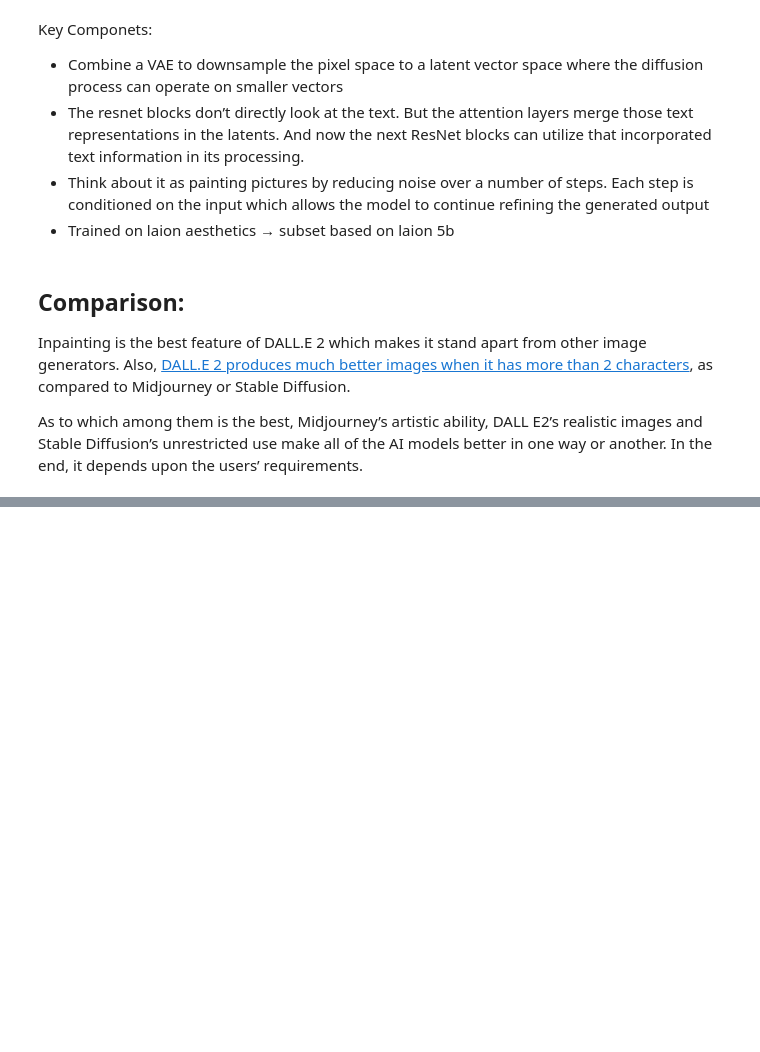
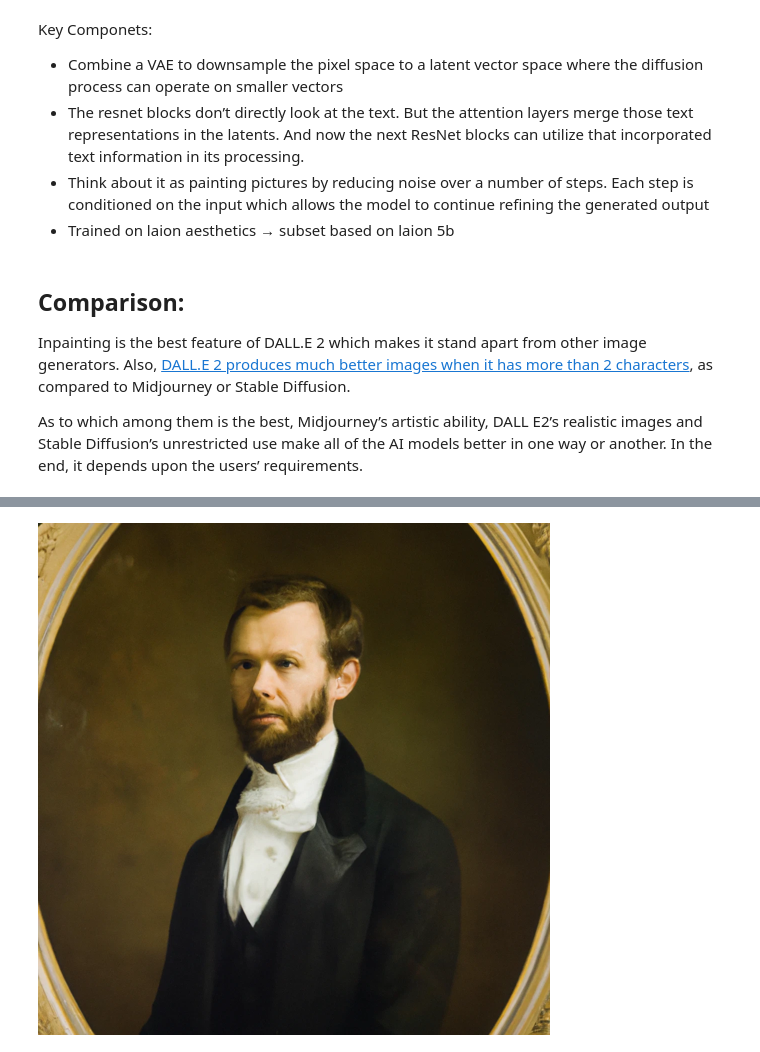
Before and after one commit to olokobayusuf/cv-forum-2022-q4, a Jupyter notebook: 03-generative-techniques.ipynb, the cells around one changed output, grey strips where cells are left out. Cells and saved outputs as stored; diff of their text form; code cells hidden in the pictures; blank space fills up the shorter version.

```diff
--- a/03-generative-techniques.ipynb
+++ b/03-generative-techniques.ipynb
@@ -120,0 +125,4 @@ As to which among them is the best, Midjourney’s artistic ability, DALL E2’s
+# %%
+from dalle2 import Dalle2
+dalle = Dalle2("sess-YXfuBpscYtUDdQB3JbDlUfawkRmyW378o92YutrC") # your bearer key
+file_paths = dalle.generate_and_download(prompt)
@@ -121 +140,10 @@ As to which among them is the best, Midjourney’s artistic ability, DALL E2’s
+# %%
+from PIL import Image
+from IPython.display import display # to display images
+
+img = Image.open(file_paths[0])
+img = img.resize((512, 512))
+display(img)
+# %% [output]
+[figure, added]
 # %%
```
Also changed, not shown: parts of 13 cells of this notebook.
